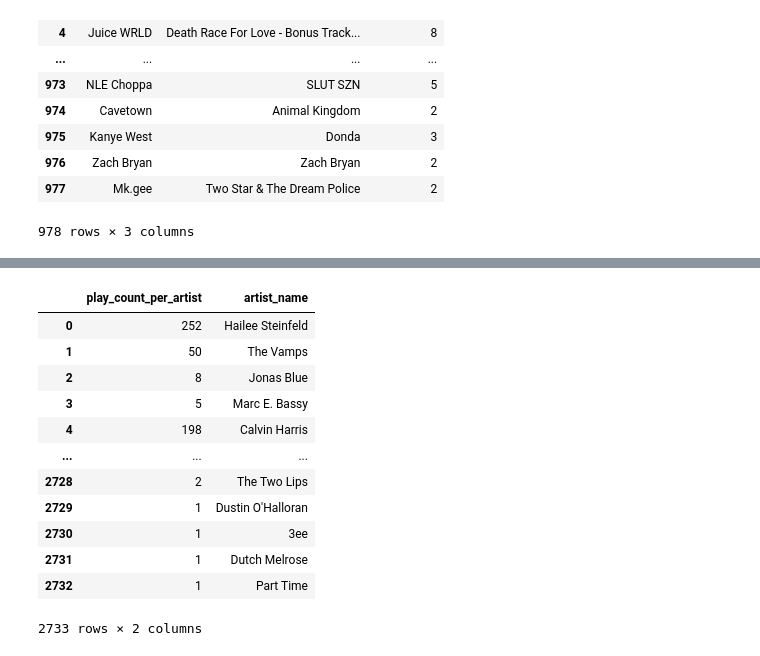
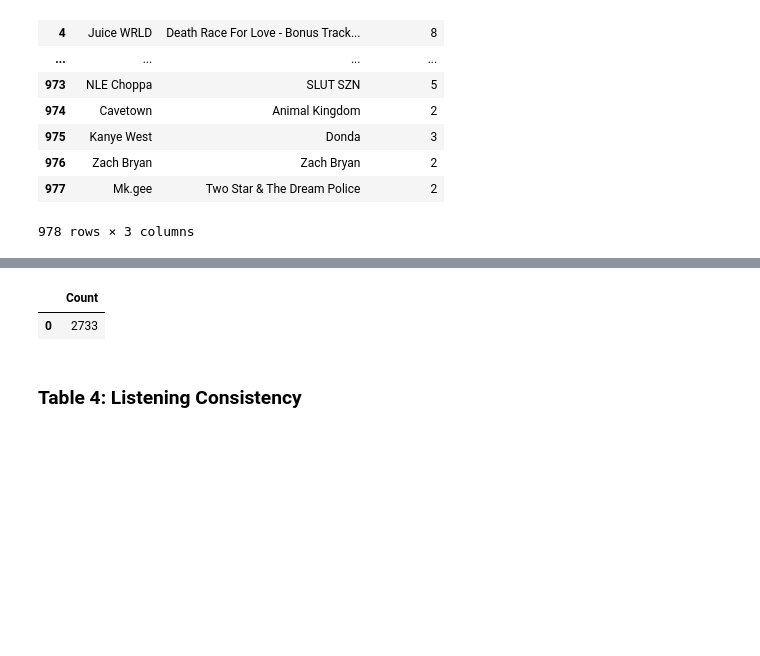
Before and after one commit to Saikeertanagubbala/Concerts4Superfans, a Jupyter notebook: json_cleaning.ipynb, the cells around one changed output, grey strips where cells are left out. Drawn from its saved outputs; the diff is of its cells as text; code cells hidden in the pictures; blank space fills up the shorter version.

```diff
--- a/json_cleaning.ipynb
+++ b/json_cleaning.ipynb
@@ -165,22 +149,13 @@ conn.execute("SELECT artist_name, COUNT(album_name) AS num_true_albums" \
 # %%
 # Total play count per artist
-conn.execute("SELECT COUNT(*) AS play_count_per_artist,master_metadata_album_artist_name AS artist_name"\
+conn.execute("CREATE TABLE play_count AS SELECT COUNT(*) AS play_count_per_artist,master_metadata_album_artist_name"\
 " FROM podcast_dropped" \
 " GROUP BY master_metadata_album_artist_name").df()
 # %% [output]
-|  | play_count_per_artist | artist_name |
-| 0 | 252 | Hailee Steinfeld |
-| 1 | 50 | The Vamps |
-| 2 | 8 | Jonas Blue |
-| 3 | 5 | Marc E. Bassy |
-| 4 | 198 | Calvin Harris |
-| ... | ... | ... |
-| 2728 | 2 | The Two Lips |
-| 2729 | 1 | Dustin O'Halloran |
-| 2730 | 1 | 3ee |
-| 2731 | 1 | Dutch Melrose |
-| 2732 | 1 | Part Time |
+|  | Count |
+| 0 | 2733 |
-2733 rows × 2 columns
+# %% [markdown]
+### Table 4: Listening Consistency
 # %%
 # Listening consistency — COUNT(DISTINCT month/year) per artist. Strongest superfan signal you have.
 # artist_name | months_active (Jan2019, Feb2019, March2020 -> counted up)
```
Also changed, not shown: parts of 15 cells of this notebook.
